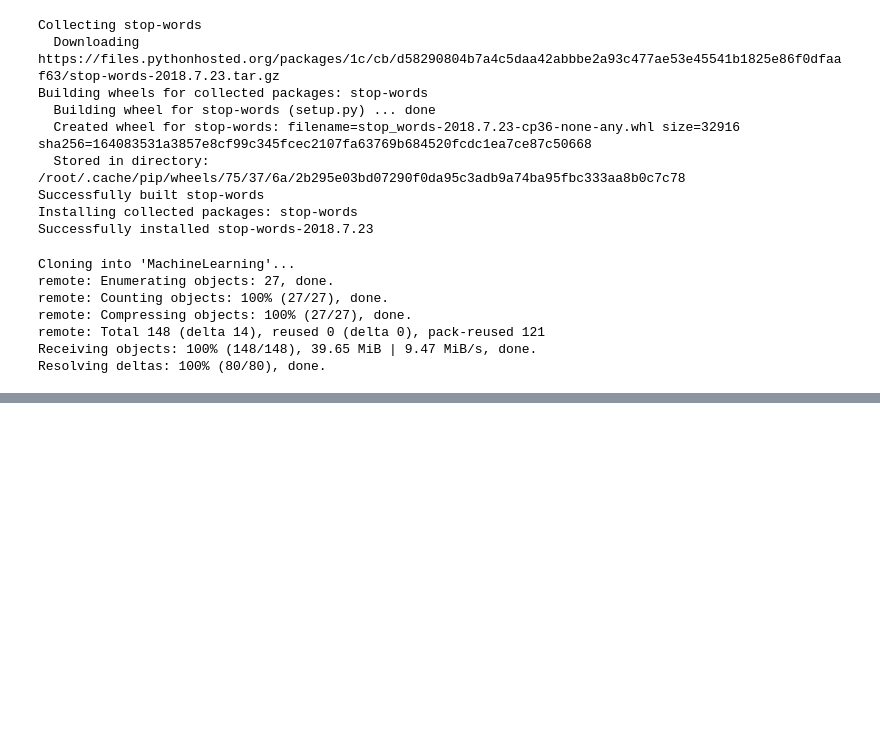
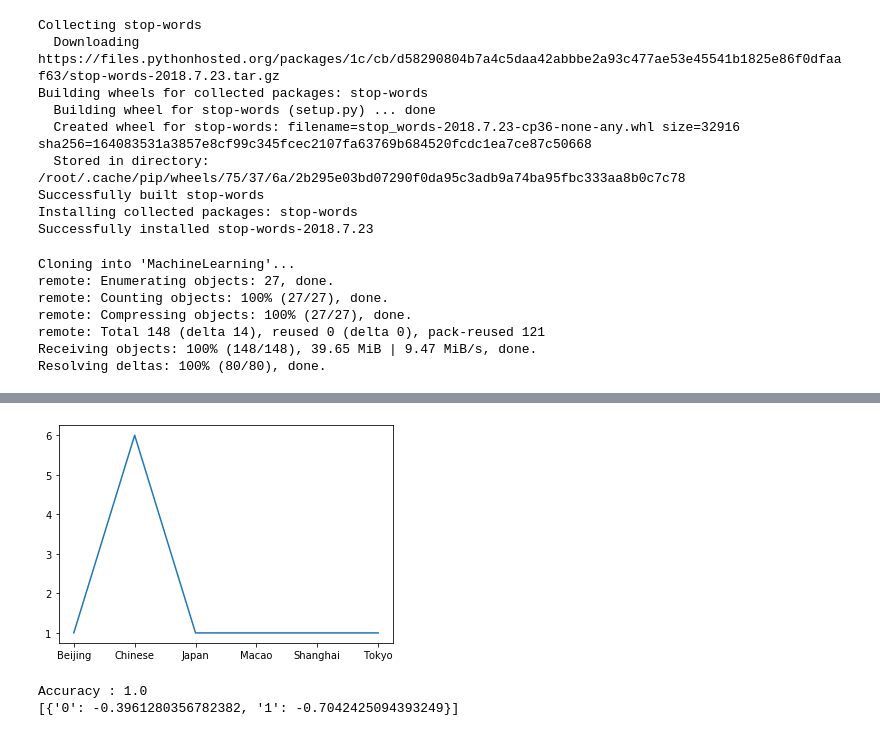
Before and after one commit to MykhailoFokin/MachineLearning, a Jupyter notebook: Naive_Bayes_text_classification.ipynb, the cells around one changed output, grey strips where cells are left out. Saved outputs shown, nothing was run; the diff lists cells and outputs as text; code cells hidden in the pictures; blank space fills up the shorter version.

```diff
--- a/Naive_Bayes_text_classification.ipynb
+++ b/Naive_Bayes_text_classification.ipynb
@@ -209,10 +222,13 @@ class NaiveBayes :
     return tokenized_string
 
   def split_traint_test(self, input_data) :
-    if (len(input_data)>10000) :
+    if len(input_data)<10 :
+      #test_size = len(input_data)
+      return input_data, input_data
+    elif (len(input_data)>10000) :
       test_size = 2000
     else :
-      test_size = int(len(input_data)*0.2)
+      test_size = (int(len(input_data)*0.2) or 1)
     #print(len(input_data[:test_size]))
     #print(len(input_data[test_size:]))
     return input_data[:test_size], input_data[test_size:]
@@ -241,24 +257,21 @@ class NaiveBayes :
     self.UseStemming = use_stemming
     self.AlphaNumeric = 1 if use_alphanumeric else 0
     self.AccuracyMatrix = []
+    self.Accuracy = 0
     self.AccuracyPredictions = []
     self.AccuracyPredictionsTest = False
     self.word_count_all = {}
 
     self.test_data, self.train_data = self.split_traint_test(input_data)
 
-    #print(self.train_data)
     #for line in input_data:
     for line in self.train_data:
-      #print(line[0])
       if line[1] in self.ClassCount:
         self.ClassCount[line[1]] += 1
       else :
         self.ClassCount[line[1]] = float(1)
       #tokenized_word = nltk.word_tokenize(line[0])
       tokenized_word = self.tokenize_string(line[0],1)
-      #print(line[0])
-      #print(tokenized_word)
 
       #filtered_words = [word for word in tokenized_word if word not in stopwords.words('english')]
       if use_stop_words :
@@ -266,7 +279,6 @@ class NaiveBayes :
       if use_stemming :
         tokenized_word = self.stemming(tokenized_word)
       fdist = nltk.FreqDist(tokenized_word)
-      #print(dict(fdist))
 
       #fdist = nltk.FreqDist(w.lower() for w in filtered_words) # stopwords in nltk in lowercase
       #filtered_words = [word for word in fdist if word not in stopwords.words('english')]
@@ -291,12 +303,14 @@ class NaiveBayes :
     #  self.AccuracyMatrix.append(test_line[1] == max(prediction_probabilities.items(), key=operator.itemgetter(1))[0])
     #self.Accuracy = np.sum(self.AccuracyMatrix)/len(self.AccuracyMatrix)
 
-    #print(dict(fdist))
     if print_word_distribution:
       self.print_freq_distrinbution(self.word_count_all)
     self.predict(self.test_data)
     self.AccuracyPredictionsTest = copy.deepcopy(self.AccuracyPredictions)
     self.AccuracyMatrixTest = copy.deepcopy(self.AccuracyMatrix)
+    print_word_distribution = False
+
+    self.Accuracy = np.sum(self.AccuracyMatrix)/len(self.AccuracyMatrix)
 
     return self.Accuracy
 
@@ -318,7 +332,8 @@ class NaiveBayes :
       self.PredictionsProbabilities.append(prediction_probabilities)
       self.AccuracyPredictions.append(max(prediction_probabilities.items(), key=operator.itemgetter(1))[0])
       self.AccuracyMatrix.append(test_line[1] == max(prediction_probabilities.items(), key=operator.itemgetter(1))[0])
-    self.Accuracy = np.sum(self.AccuracyMatrix)/len(self.AccuracyMatrix)
+      #print(max(prediction_probabilities.items(), key=operator.itemgetter(1))[0])
+    #self.Accuracy = np.sum(np.array(self.AccuracyMatrix))/len(self.AccuracyMatrix)
     if self.AccuracyPredictionsTest :
       #print_errors(self.AccuracyMatrix, self.AccuracyPredictionsTest, input_data) # if this isn't called from FIT then print predictions
       print(self.PredictionsProbabilities)
@@ -340,8 +355,10 @@ class NaiveBayes :
         p1 = self.WordsByClass[key][word] if word in self.WordsByClass[key] else float(0)
         p2 = self.ElementsByClass[key]
         p3 = len(self.word_count_all)
-        class_probability *= pow(self.calculate_conditional_probability(p1,p2,p3),fdist_test[word])
-      self.ClassProbabilityResult[key] = math.log10(class_probability)
+        #class_probability *= pow(self.calculate_conditional_probability(p1,p2,p3),(fdist_test[word] or 1))
+        class_probability += math.log10(pow(self.calculate_conditional_probability(p1,p2,p3),(fdist_test[word] or 1)))
+      #self.ClassProbabilityResult[key] = math.log10(class_probability)
+      self.ClassProbabilityResult[key] = class_probability
     return self.ClassProbabilityResult
 
   def print_freq_distrinbution(self, fdist):
@@ -459,0 +492,16 @@ ValueError: ignored
+# %%
+nb = NaiveBayes()
+
+# Train data
+simple_data = [["Chinese Beijing Chinese","0"],
+        ["Chinese Chinese Shanghai","0"],
+        ["Chinese Macao","0"],
+        ["Tokyo Japan Chinese","1"]]
+
+Accuracy = nb.fit(simple_data, False, False, False, True)  # return accuracy
+print("Accuracy : {0} ".format(Accuracy))
+nb.predict(["Chinese Chinese Chinese Tokyo Japan"])
+# %% [output]
+[figure, added]
+Accuracy : 1.0
+[{'0': -0.3961280356782382, '1': -0.7042425094393249}]
```
Also changed, not shown: parts of 2 cells of this notebook.
